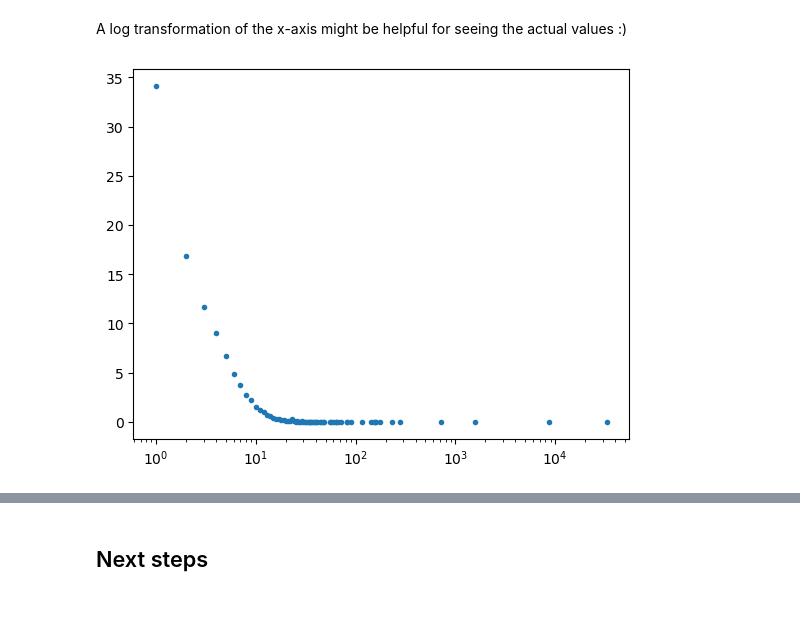
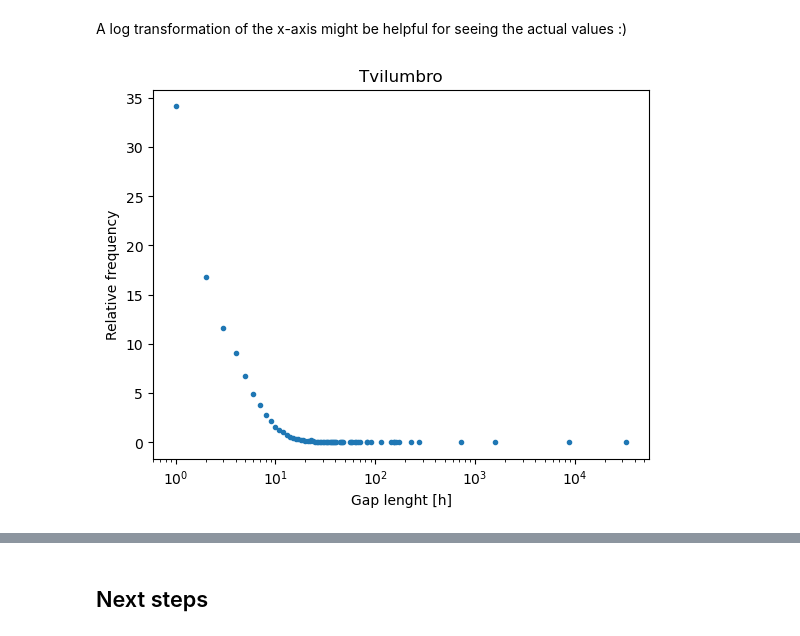
Before and after one commit to HenrietteRilling/Masterthesis, a Jupyter notebook: Exploring data distribution.ipynb, the cells around one changed output, grey strips where cells are left out. Cells and saved outputs as stored; diff of their text form; code cells hidden in the pictures; blank space fills up the shorter version.

Commit message:
Added plots and statistic for missingness evaluation

```diff
--- a/Exploring data distribution.ipynb
+++ b/Exploring data distribution.ipynb
@@ -12,7 +12,7 @@ import seaborn as sns
 
 from Data_loader import get_WL_data
 # %%
-WL, labels, _, station_id_to_name = get_WL_data(r'C:\Users\henri\Documents\Universität\Masterthesis\DMI_data\Data_WL')
+WL, labels, station_name_to_id, station_id_to_name = get_WL_data(r'C:\Users\henri\Documents\Universität\Masterthesis\DMI_data\Data_WL')
 # %% [markdown]
 ### Exploring data distribution
 # %%
@@ -176,6 +178,9 @@ A log transformation of the x-axis might be helpful for seeing the actual values
 # %%
 plt.figure()
 plt.plot(gap_freq['Gap Length (hours)'], gap_freq['Relative Frequency'], linestyle='', marker='.')
 plt.xscale('log')
+plt.xlabel('Gap lenght [h]'); plt. ylabel('Relative frequency')
+plt.title(f'{station_id_to_name.get(testid)}')
+nr_gaps=gap_freq['Frequency'].sum()
 # %% [output]
-[figure, old version]
+[figure, new version]
```
Also changed, not shown: parts of 9 cells of this notebook.
